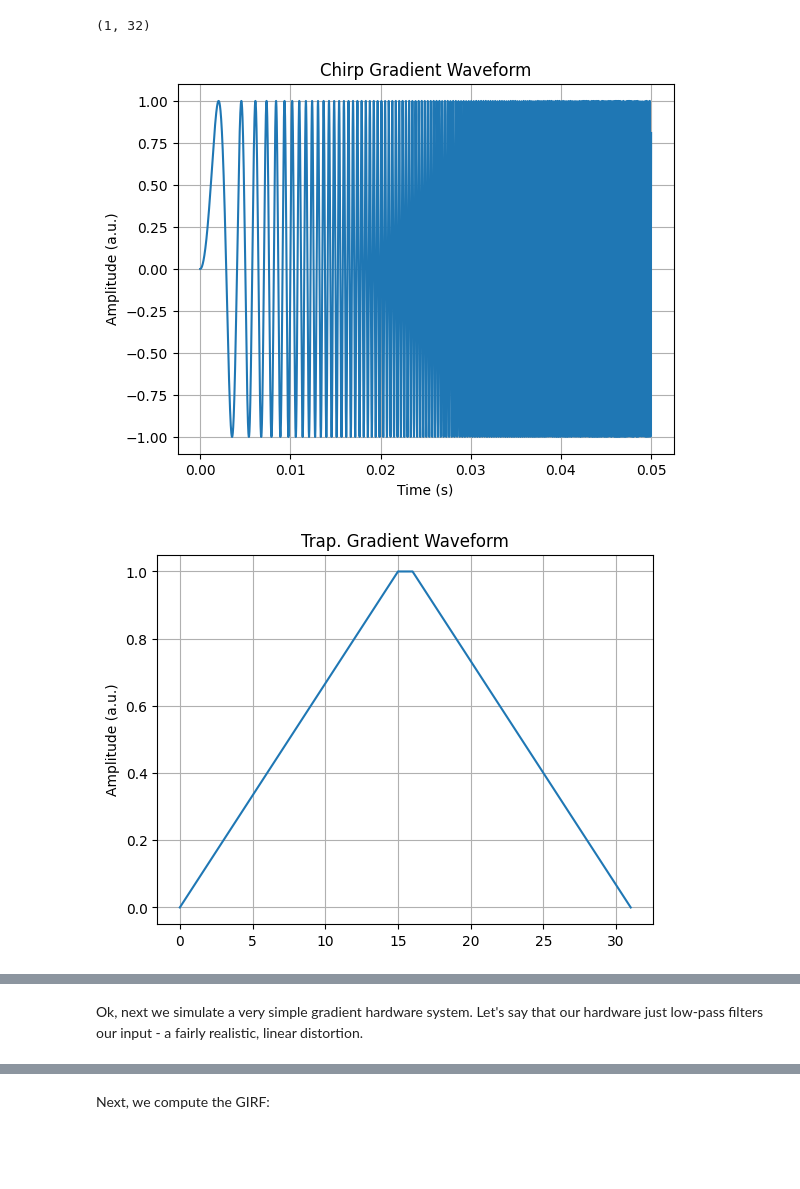
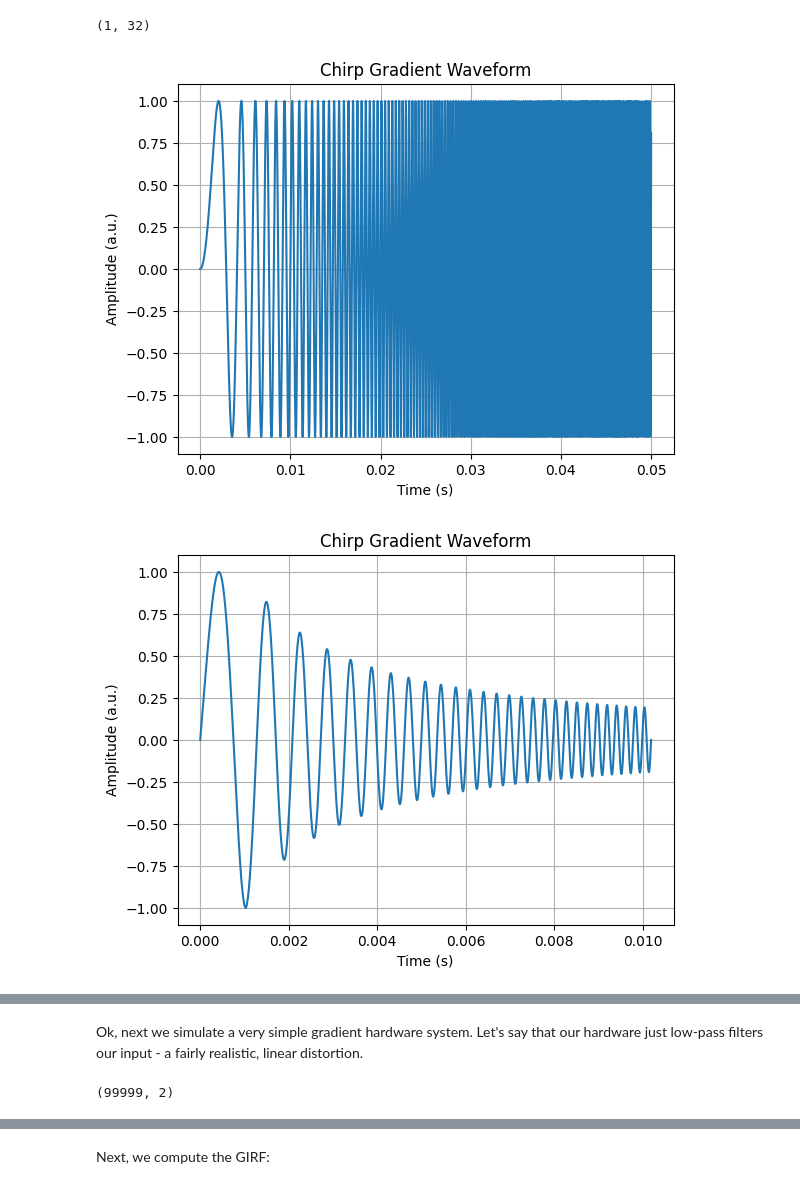
Before and after one commit to jonbmartin/Gradient-Waveform-Errors-Demos, a Jupyter notebook: Ex2_GIRF.ipynb, the cells around one changed output, grey strips where cells are left out. Cells and saved outputs as stored; diff of their text form; code cells hidden in the pictures; blank space fills up the shorter version.

```diff
--- a/Ex2_GIRF.ipynb
+++ b/Ex2_GIRF.ipynb
@@ -64,22 +69,48 @@ trap_waveform = trap_waveform/np.max(np.abs(trap_waveform))
 print(np.shape(trap_waveform))
 # %% [output]
 (1, 32)
+# %%
+
+
+# --- Define Chirp Parameters ---
+N = 1020       # Number of points
+dt = 0.01      # Timestep (ms) -> 10 ms total duration
+G1 = 2        # Max gradient (G/cm)
+f1 = 0.5       # Start frequency (kHz)
+f2 = 5.0       # End frequency (kHz)
+slr = 12      # Slew rate limit (G/cm/ms)
+
+# --- Generate and Plot the Chirp ---
+# We plot the slew rate to verify that we are indeed getting a slew-constrained
+# chirp waveform.
+chirp_waveform_slr, slr_time_vector = chirp_slew_constrained(N, dt, G1, f1, f2, slr)
+chirp_waveform_slr = chirp_waveform_slr/np.max(np.abs(chirp_waveform_slr))
+slr_time_vector = slr_time_vector/1000 # [s]
+# chirp_waveform = chirp_waveform[:,None]
 # %%
 # Plot the chirp waveform
 plt.plot(t, chirp_waveform)
+plt.xlabel('Time (s)')
+plt.ylabel('Amplitude (a.u.)')
+plt.title('Chirp Gradient Waveform')
+plt.grid(True)
+plt.show()
+
+# Plot the chirp waveform
+plt.plot(slr_time_vector, chirp_waveform_slr)
 plt.xlabel('Time (s)')
 plt.ylabel('Amplitude (a.u.)')
 plt.title('Chirp Gradient Waveform')
 plt.grid(True)
 plt.show()
 
 # Plot the blip waveform
 plt.plot(np.squeeze(trap_waveform))
 # plt.xlabel('Time (s)')
 plt.ylabel('Amplitude (a.u.)')
 plt.title('Trap. Gradient Waveform')
 plt.grid(True)
 plt.show()
 # %% [output]
 [figure]
-[figure, old version]
+[figure, new version]
@@ -90,9 +122,13 @@ chirp_waveform_padded = np.pad(chirp_waveform, (1000, len(t_full) - len(t)-1000)
 small_chirp = np.roll(chirp_waveform_padded,50)
 # chirp_waveform_2 = np.pad(chirp_waveform_2, (1000, len(t_full) - len(t)-1000))
 trap_waveform_padded = np.pad(np.squeeze(trap_waveform), (1000, len(t_full) - len(np.squeeze(trap_waveform))-1000))
-n_waveforms = 2
+n_waveforms = 1
 
 inTime = np.stack((chirp_waveform_padded, trap_waveform_padded, ), axis=1)
+print(np.shape(inTime))
+
+# JBM overwriting
+inTime = chirp_waveform_slr[:,None]
 # add a small amount of noise to the input waveforms:
 inTime = inTime + np.random.normal(0, 0.01, np.shape(inTime))*5e-4
 
@@ -103,7 +139,7 @@ outFreq = np.zeros(np.shape(inTime), dtype=complex)
 thresh = 6E3 # [Hz]
 for ii in range(n_waveforms):
   signal = inTime[:,ii]
-  W = fftfreq(signal.size, d=t[1]-t[0])
+  W = fftfreq(signal.size, d=slr_time_vector[1]-slr_time_vector[0])
   f_signal = fft(signal)
   inFreq[:,ii] = fftshift(f_signal)
 
@@ -115,6 +151,8 @@ for ii in range(n_waveforms):
 
   cut_signal = ifft(cut_f_signal)
   outTime[:,ii] = cut_signal
+# %% [output]
+(99999, 2)
 # %%
 pylab.subplot(221)
 pylab.plot(signal)
```
Also changed, not shown: parts of 6 cells of this notebook.
